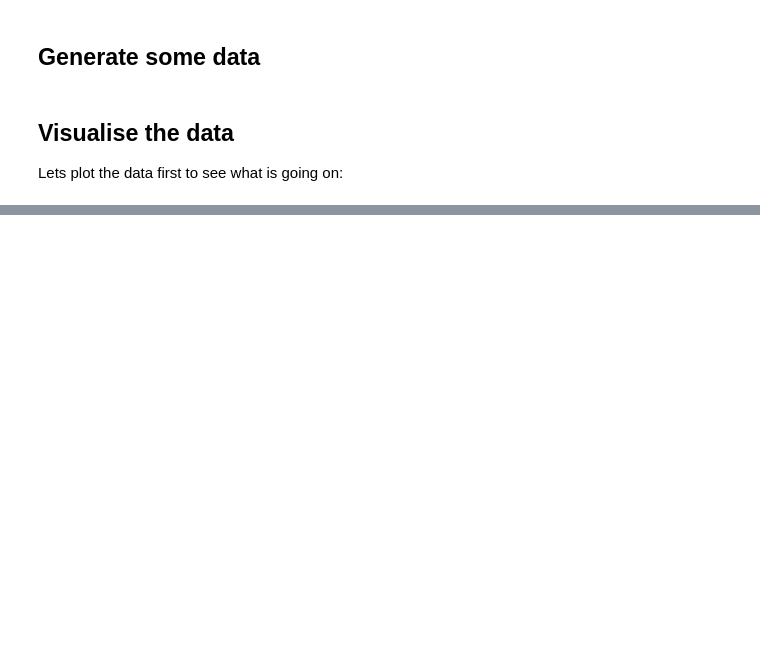
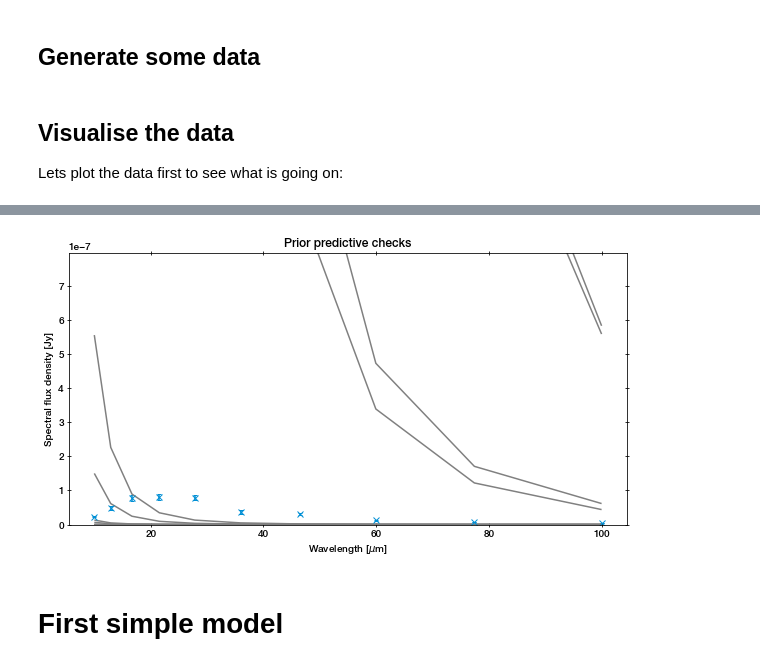
Before and after one commit to JohannesBuchner/UltraNest, a Jupyter notebook: docs/example-warmstart.ipynb, the cells around one changed output, grey strips where cells are left out. Cells and saved outputs as stored; diff of their text form; code cells hidden in the pictures; blank space fills up the shorter version.

```diff
--- a/docs/example-warmstart.ipynb
+++ b/docs/example-warmstart.ipynb
@@ -10,0 +17,2 @@ As a simple example, lets say we want to estimate the mean and standard deviatio
+# %%
+parameters = ['Temperature', 'Amplitude']
@@ -95,22 +40,0 @@ for i in range(10, Ndata, 20):
-# %%
-ndim = len(parameters)
-plt.figure(figsize=(10, 10))
-for (i, res, ncall_initial), res_ref in zip(results, reference_results):
-    for j in range(ndim):
-        plt.subplot(ndim + 2, 1, 1+j)
-        plt.ylabel(parameters[j])
-        plt.errorbar(x=i, y=res['samples'][:,j].mean(), yerr=res['samples'][:,j].std(), marker='x', color='r')
-        plt.errorbar(x=i, y=res_ref['samples'][:,j].mean(), yerr=res_ref['samples'][:,j].std(), marker='x', color='gray')
-
-    plt.subplot(ndim + 2, 1, 1+ndim)
-    plt.ylabel('$\log(\Delta Z)$')
-    plt.plot(i, res['logz'] - res_ref['logz'], 'x', color='r')
-    plt.subplot(ndim + 2, 1, 1+ndim+1)
-    plt.ylabel('Likelihood call fraction')
-    plt.plot(i, ((res['ncall'] - ncall_initial) / res_ref['ncall']), 'x', color='r')
-    plt.ylim(0, 1)
-
-plt.subplot(ndim + 2, 1, 1)
-plt.hlines(mean_true, 0, i+1, color='k', linestyles=':')
-plt.subplot(ndim + 2, 1, 2)
-plt.hlines(sigma_true, 0, i+1, color='k', linestyles=':')
@@ -237,0 +56,22 @@ These features are experimental and feedback is appreciated. It is recommended t
+# %%
+def prior_transform(x):
+    z = x.copy()
+    z[0] = x[0]
+    z[1] = 10**(x[1] * 20 - 10)
+    return z
+# %%
+plt.figure(figsize=(10, 5))
+plt.title("Prior predictive checks")
+plt.errorbar(x=wavelength, y=y_obs, yerr=sigma, marker='x', ls=' ')
+plt.ylim(0, y_obs.max() * 10)
+
+for i in range(20):
+    T, ampl = prior_transform(np.random.uniform(size=len(parameters)))
+    y_predicted = black_body_model(wavelength, ampl, T)
+    plt.plot(wavelength, y_predicted, '-', color='gray')
+plt.ylabel('Spectral flux density [Jy]');
+plt.xlabel('Wavelength [$\mu$m]');
+# %% [output]
+[figure, added]
+# %% [markdown]
+# First simple model
```
Also changed, not shown: parts of 65 cells of this notebook, 5 other files.
